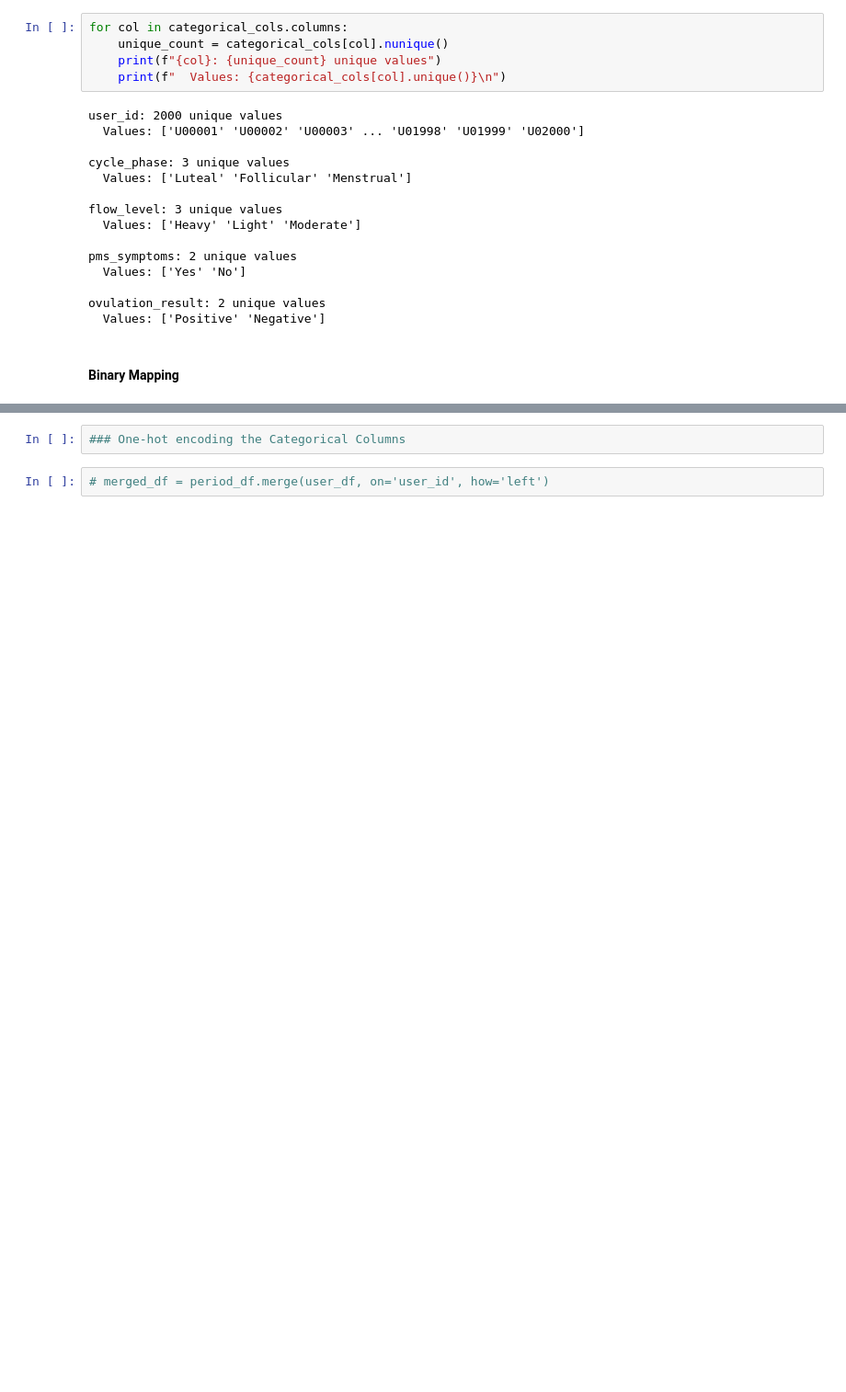
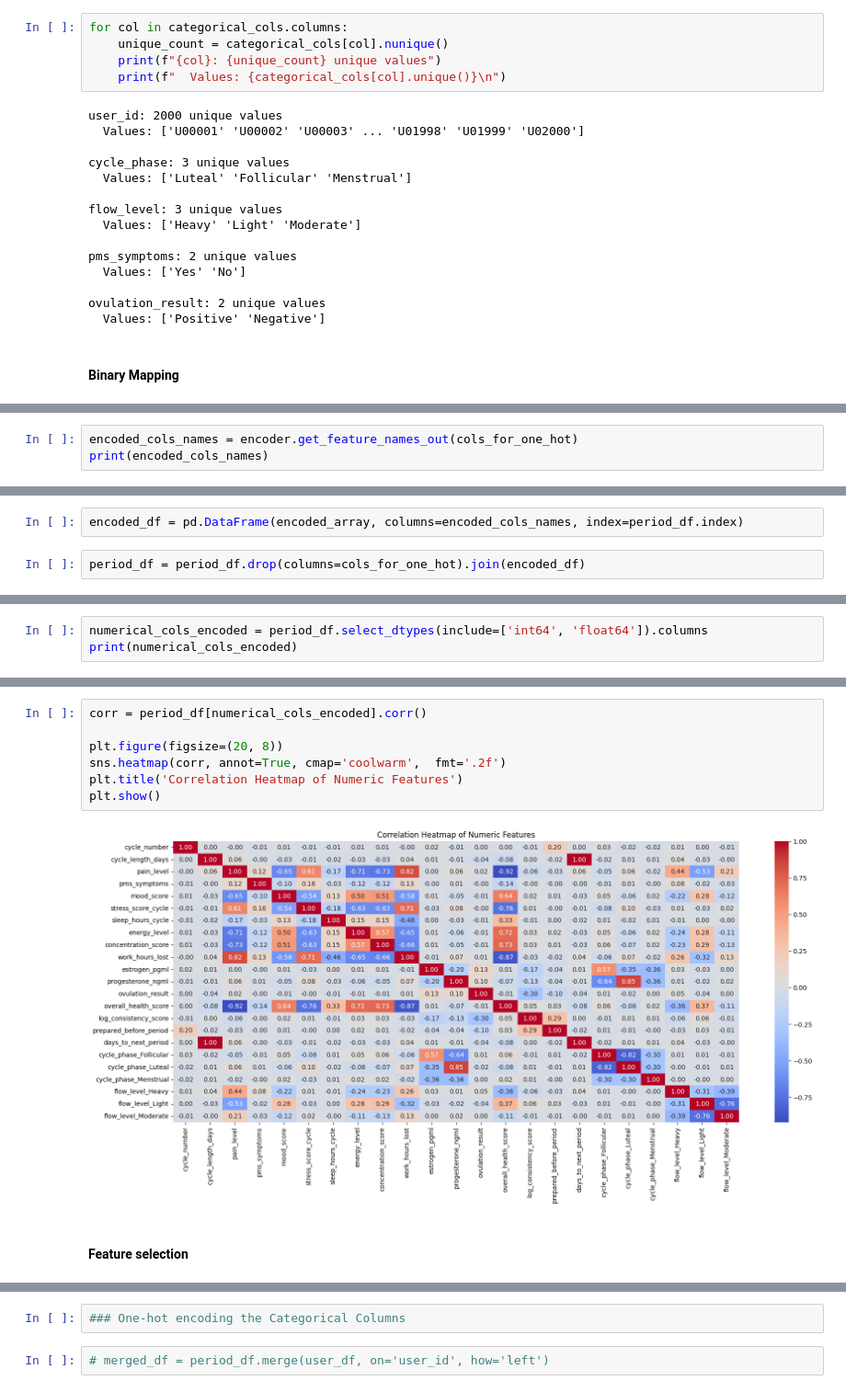
Before and after one commit to sushmitamalakar10/data-science-projects, a Jupyter notebook: Menstrual Cycle Tracker/menstrual_cycle.ipynb, the cells around one changed output, grey strips where cells are left out. Shown at 92% size. Saved outputs shown, nothing was run; the diff lists cells and outputs as text; blank space fills up the shorter version.

```diff
--- a/Menstrual Cycle Tracker/menstrual_cycle.ipynb
+++ b/Menstrual Cycle Tracker/menstrual_cycle.ipynb
@@ -485,0 +510,3 @@ period_df['']
+# %%
+encoded_cols_names = encoder.get_feature_names_out(cols_for_one_hot)
+print(encoded_cols_names)
@@ -485,0 +516,4 @@ period_df['']
+# %%
+encoded_df = pd.DataFrame(encoded_array, columns=encoded_cols_names, index=period_df.index)
+# %%
+period_df = period_df.drop(columns=cols_for_one_hot).join(encoded_df)
@@ -485,0 +544,3 @@ period_df['']
+# %%
+numerical_cols_encoded = period_df.select_dtypes(include=['int64', 'float64']).columns
+print(numerical_cols_encoded)
@@ -485,0 +557,11 @@ period_df['']
+# %%
+corr = period_df[numerical_cols_encoded].corr()
+
+plt.figure(figsize=(20, 8))
+sns.heatmap(corr, annot=True, cmap='coolwarm',  fmt='.2f')
+plt.title('Correlation Heatmap of Numeric Features')
+plt.show()
+# %% [output]
+[figure, added]
+# %% [markdown]
+#### Feature selection
```
Also changed, not shown: parts of 28 cells of this notebook, 1 other file.
